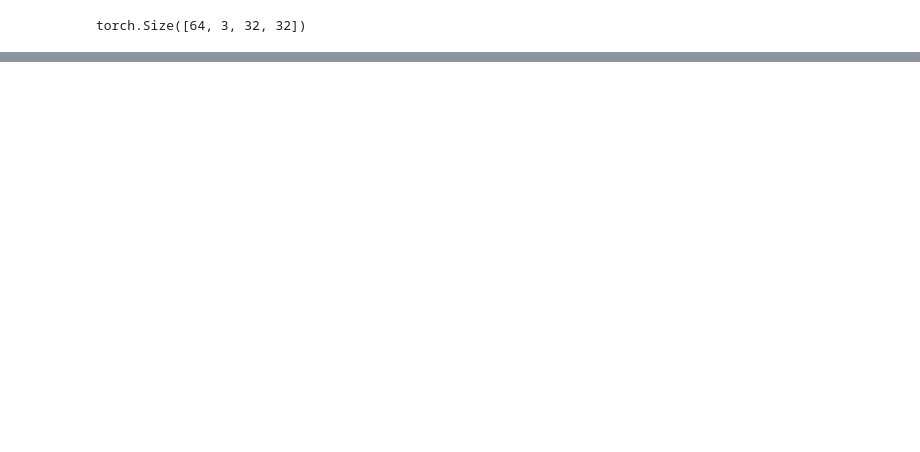
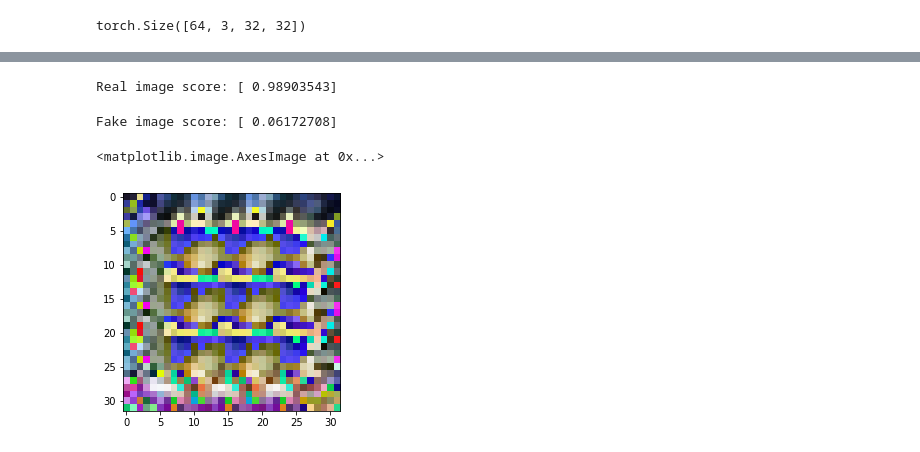
Before and after one commit to csgwon/examples, a Jupyter notebook: dcgan/DCGAN.ipynb, the cells around one changed output, grey strips where cells are left out. Saved outputs shown, nothing was run; the diff lists cells and outputs as text; code cells hidden in the pictures; blank space fills up the shorter version.

```diff
--- a/dcgan/DCGAN.ipynb
+++ b/dcgan/DCGAN.ipynb
@@ -335,0 +311,27 @@ for epoch in range(niter):
+# %%
+# run discriminator against image (real label = 1, fake label = 0)
+# - test against real image first
+test_input = Variable(test_sample[0])
+if torch.cuda.is_available():
+    test_input = test_input.cuda()
+test_output = netD(test_input)
+print('Real image score: ' + str(test_output.cpu().data.numpy()))
+# %% [output]
+Real image score: [ 0.98903543]
+# %%
+# - test against fake image
+test_noise = torch.FloatTensor(1, nz, 1, 1)
+test_noisev = Variable(test_noise)
+if torch.cuda.is_available():
+    test_noisev = test_noisev.cuda()
+test_fake_input = netG(test_noisev)
+test_fake_output = netD(test_fake_input)
+print('Fake image score: ' + str(test_fake_output.cpu().data.numpy()))
+# %% [output]
+Fake image score: [ 0.06172708]
+# %%
+# take a look at the fake image
+plt.imshow(test_fake_input.cpu().data.numpy()[0].transpose(1,2,0))
+# %% [output]
+<matplotlib.image.AxesImage at 0x...>
+[figure, added]
```
Also changed, not shown: parts of 8 cells of this notebook.
